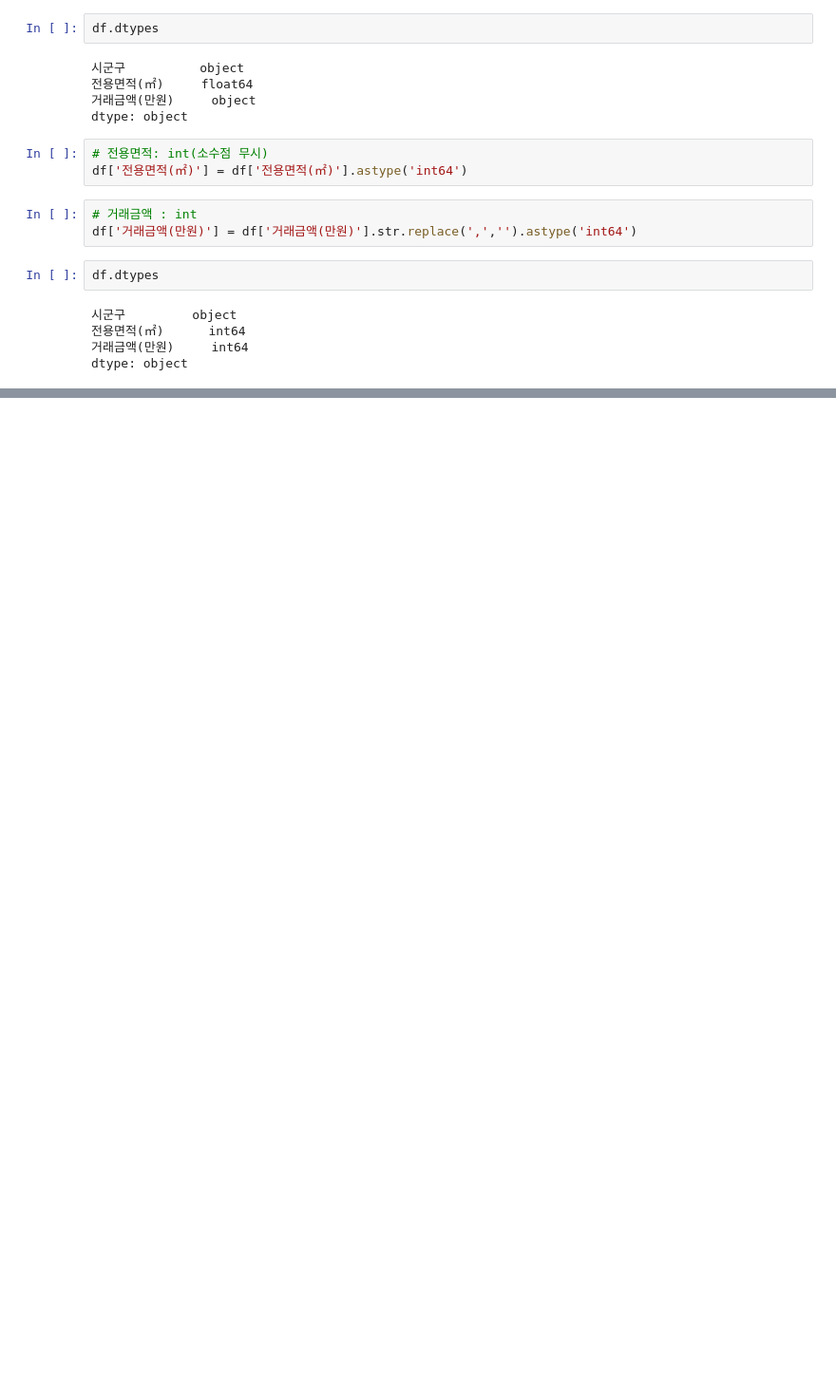
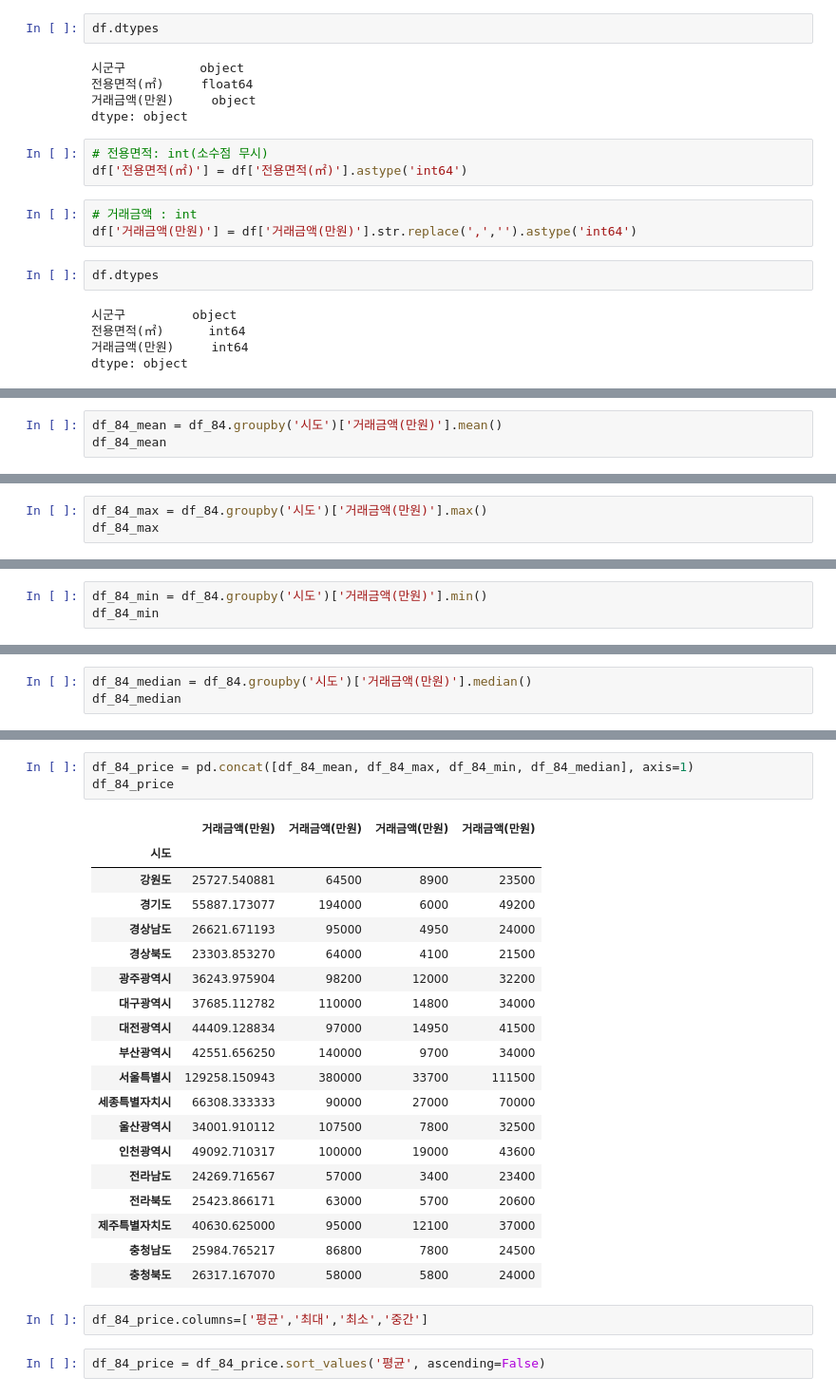
Before and after one commit to limetree-indigo/python-visualization, a Jupyter notebook: 13 아파트 실거래가 시각화/13 아파트 실거래가 데이터 수집.ipynb, the cells around one changed output, grey strips where cells are left out. Shown at 95% size. Cells and saved outputs as stored; diff of their text form; blank space fills up the shorter version.

```diff
--- a/13 아파트 실거래가 시각화/13 아파트 실거래가 데이터 수집.ipynb
+++ b/13 아파트 실거래가 시각화/13 아파트 실거래가 데이터 수집.ipynb
@@ -75,0 +129,3 @@ dtype: object
+# %%
+df_84_mean = df_84.groupby('시도')['거래금액(만원)'].mean()
+df_84_mean
@@ -75,0 +152,3 @@ dtype: object
+# %%
+df_84_max = df_84.groupby('시도')['거래금액(만원)'].max()
+df_84_max
@@ -75,0 +175,3 @@ dtype: object
+# %%
+df_84_min = df_84.groupby('시도')['거래금액(만원)'].min()
+df_84_min
@@ -75,0 +198,3 @@ dtype: object
+# %%
+df_84_median = df_84.groupby('시도')['거래금액(만원)'].median()
+df_84_median
@@ -75,0 +221,27 @@ dtype: object
+# %%
+df_84_price = pd.concat([df_84_mean, df_84_max, df_84_min, df_84_median], axis=1)
+df_84_price
+# %% [output]
+|  | 거래금액(만원) | 거래금액(만원) | 거래금액(만원) | 거래금액(만원) |
+| 시도 |  |  |  |  |
+| 강원도 | 25727.540881 | 64500 | 8900 | 23500 |
+| 경기도 | 55887.173077 | 194000 | 6000 | 49200 |
+| 경상남도 | 26621.671193 | 95000 | 4950 | 24000 |
+| 경상북도 | 23303.853270 | 64000 | 4100 | 21500 |
+| 광주광역시 | 36243.975904 | 98200 | 12000 | 32200 |
+| 대구광역시 | 37685.112782 | 110000 | 14800 | 34000 |
+| 대전광역시 | 44409.128834 | 97000 | 14950 | 41500 |
+| 부산광역시 | 42551.656250 | 140000 | 9700 | 34000 |
+| 서울특별시 | 129258.150943 | 380000 | 33700 | 111500 |
+| 세종특별자치시 | 66308.333333 | 90000 | 27000 | 70000 |
+| 울산광역시 | 34001.910112 | 107500 | 7800 | 32500 |
+| 인천광역시 | 49092.710317 | 100000 | 19000 | 43600 |
+| 전라남도 | 24269.716567 | 57000 | 3400 | 23400 |
+| 전라북도 | 25423.866171 | 63000 | 5700 | 20600 |
+| 제주특별자치도 | 40630.625000 | 95000 | 12100 | 37000 |
+| 충청남도 | 25984.765217 | 86800 | 7800 | 24500 |
+| 충청북도 | 26317.167070 | 58000 | 5800 | 24000 |
+# %%
+df_84_price.columns=['평균','최대','최소','중간']
+# %%
+df_84_price = df_84_price.sort_values('평균', ascending=False)
```
Also changed, not shown: parts of 14 cells of this notebook.
